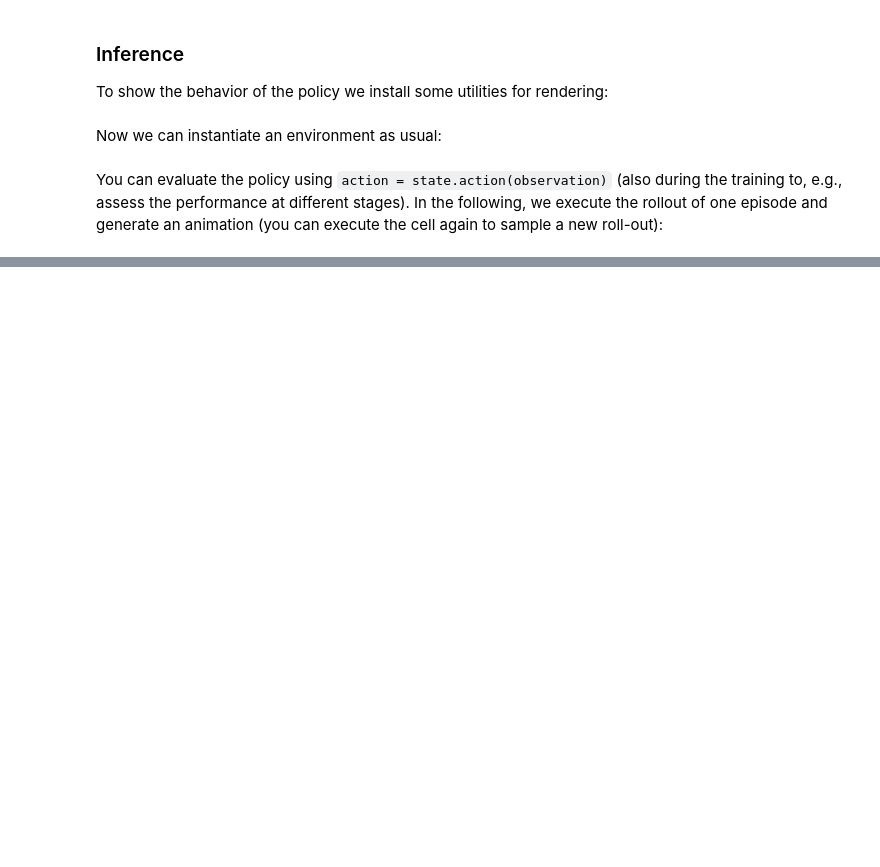
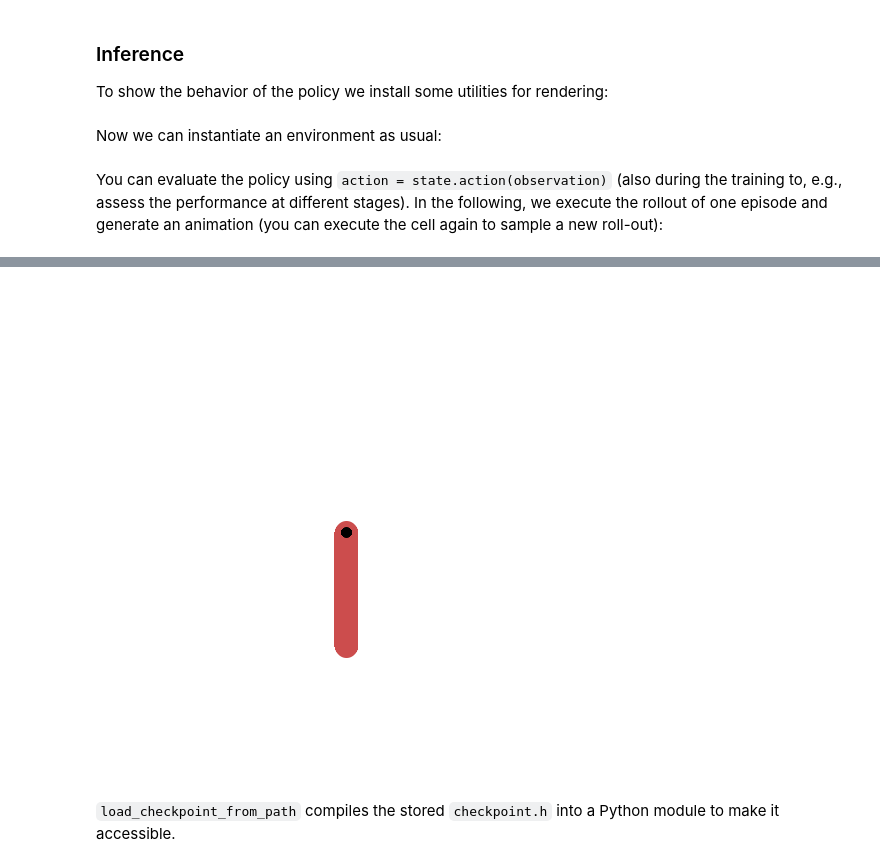
Before and after one commit to yhs0602/documentation, a Jupyter notebook: docs/09-TinyRL.ipynb, the cells around one changed output, grey strips where cells are left out. Saved outputs shown, nothing was run; the diff lists cells and outputs as text; code cells hidden in the pictures; blank space fills up the shorter version.

```diff
--- a/docs/09-TinyRL.ipynb
+++ b/docs/09-TinyRL.ipynb
@@ -77,0 +96,5 @@ display(Image(data=gif_io.read(), format='png'))
+# %%
+from tinyrl import load_checkpoint_from_path
+policy = load_checkpoint_from_path("checkpoint.h")
+evaluate(policy)
+# %% [output]
@@ -77,0 +104,3 @@ display(Image(data=gif_io.read(), format='png'))
+[figure, added]
+# %% [markdown]
+`load_checkpoint_from_path` compiles the stored `checkpoint.h` into a Python module to make it accessible.
```
Also changed, not shown: parts of 7 cells of this notebook, 1 other file.
